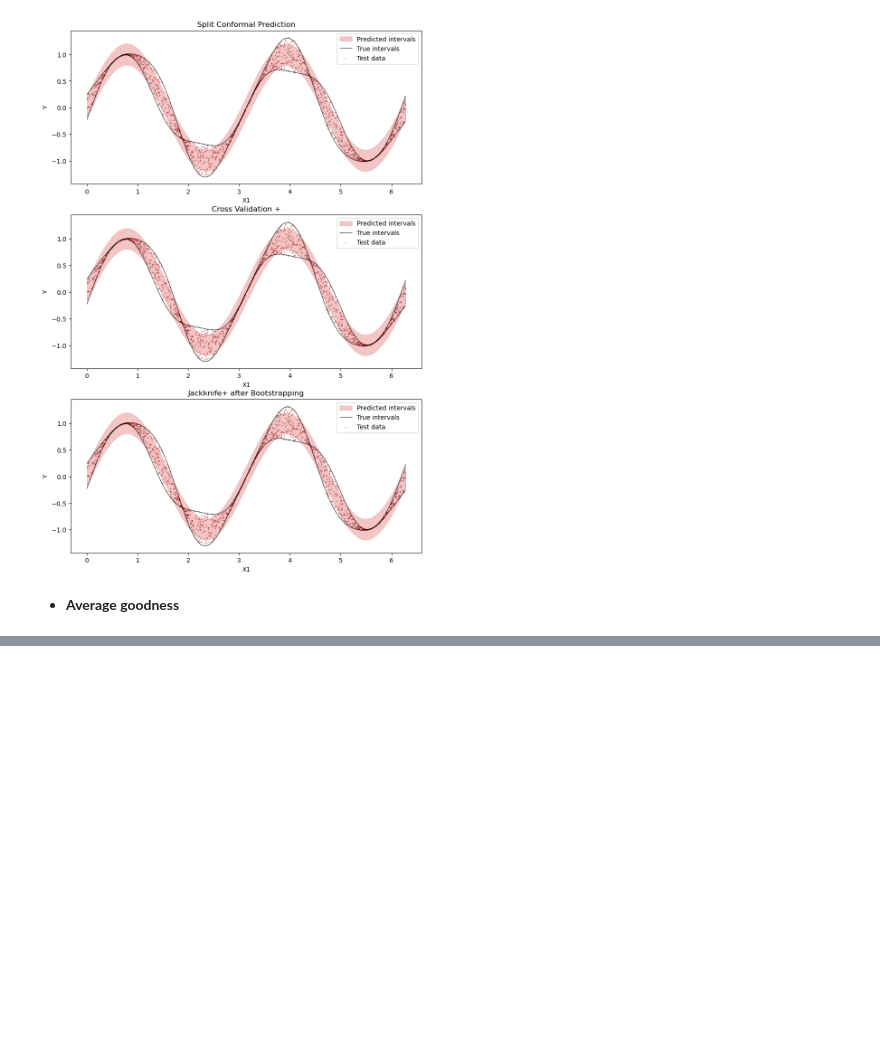
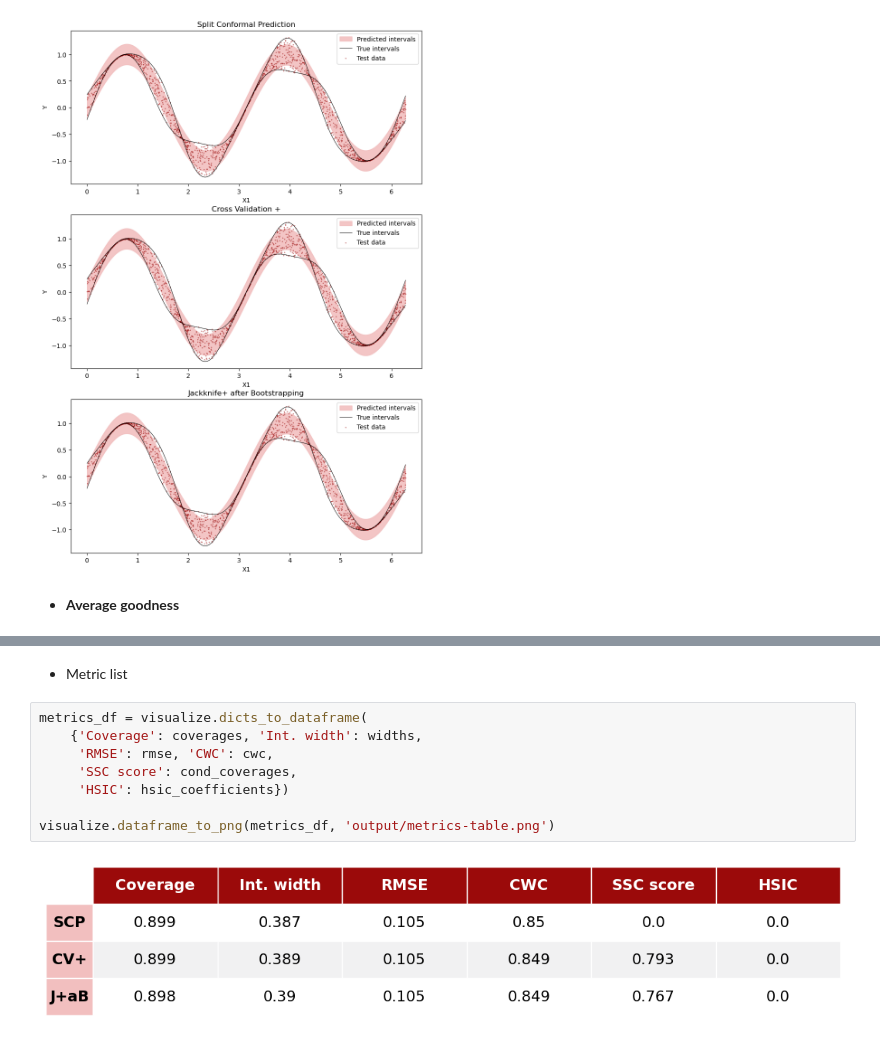
Before and after one commit to gcastro-98/conformal-prediction, a Jupyter notebook: run.ipynb, the cells around one changed output, grey strips where cells are left out. Saved outputs shown, nothing was run; the diff lists cells and outputs as text; blank space fills up the shorter version.

```diff
--- a/run.ipynb
+++ b/run.ipynb
@@ -324,0 +384,12 @@ for _i, _strat in enumerate(strategies_names.keys()):
+# %% [markdown]
+- Metric list
+# %%
+metrics_df = visualize.dicts_to_dataframe(
+    {'Coverage': coverages, 'Int. width': widths,
+     'RMSE': rmse, 'CWC': cwc,
+     'SSC score': cond_coverages,
+     'HSIC': hsic_coefficients})
+
+visualize.dataframe_to_png(metrics_df, 'output/metrics-table.png')
+# %% [output]
+[figure, added]
```
Also changed, not shown: parts of 13 cells of this notebook, 1 other file.
